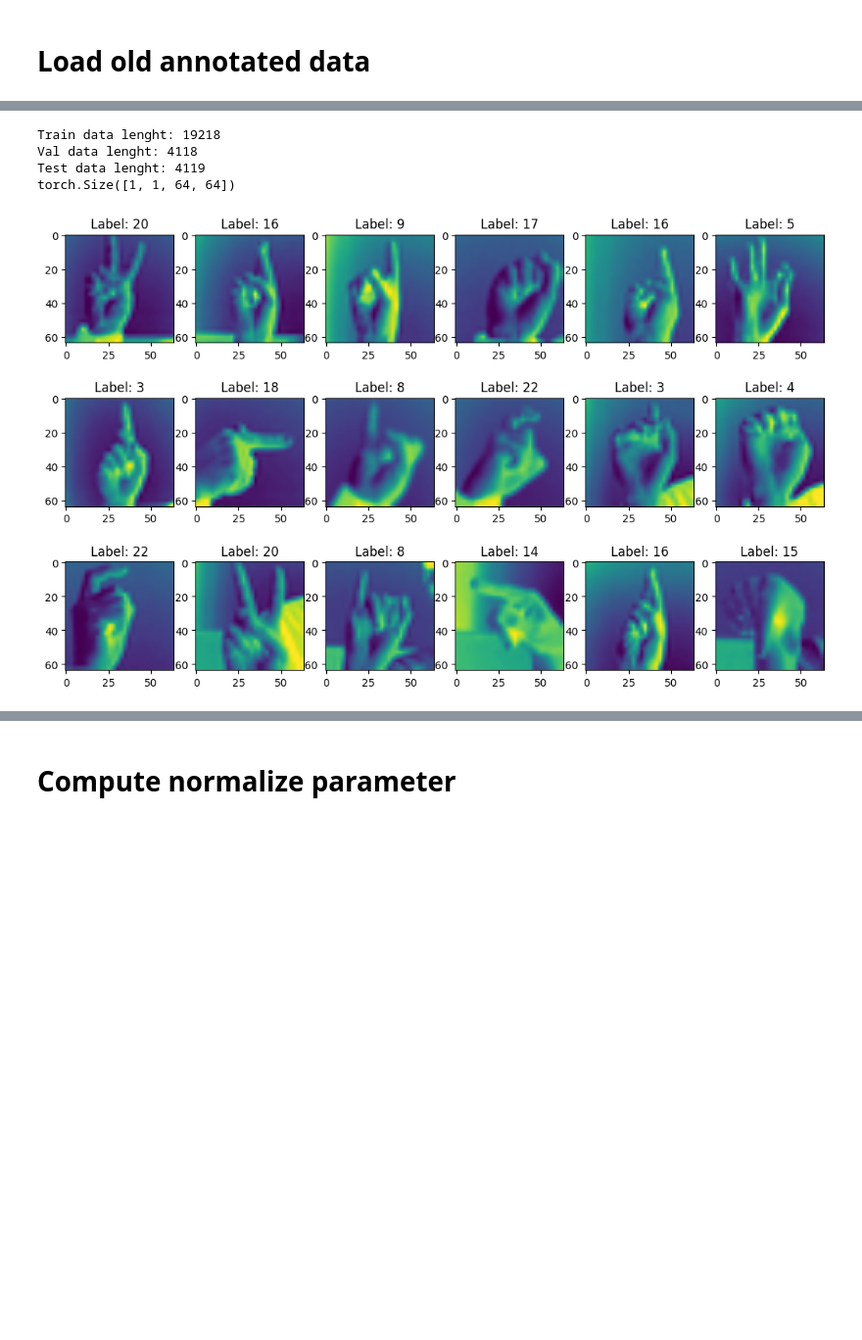
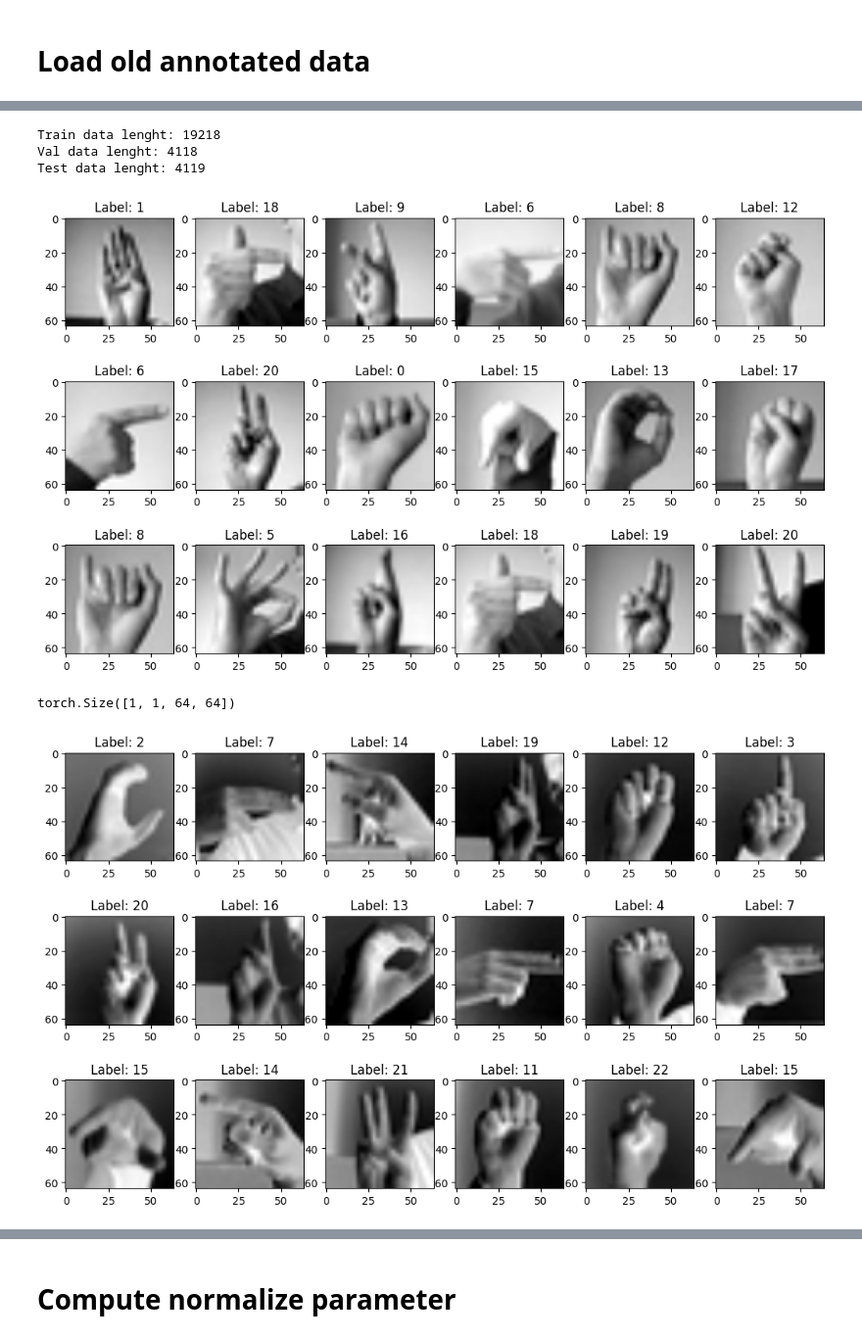
Before and after one commit to Horizon-42/sign_languages, a Jupyter notebook: data_explore.ipynb, the cells around one changed output, grey strips where cells are left out. Shown at 98% size. Saved outputs shown, nothing was run; the diff lists cells and outputs as text; code cells hidden in the pictures; blank space fills up the shorter version.

```diff
--- a/data_explore.ipynb
+++ b/data_explore.ipynb
@@ -22,31 +42,41 @@ plot_dataset(raw_data)
 # %%
 IMAGE_SIZE = 64
 train_data, val_data, test_data = split_tensor_dataset(raw_data)
 
 print(f"Train data lenght: {len(train_data)}")
 print(f"Val data lenght: {len(val_data)}")
 print(f"Test data lenght: {len(test_data)}")
 
 transform = v2.Compose(
     [
         v2.Lambda(max_channel),
+        v2.Resize(size=(IMAGE_SIZE, IMAGE_SIZE)),
+    ]
+)
+
+train_dataset_unconverted = SignLanguageDataset(train_data, transform=transform)
+plot_dataset(train_dataset_unconverted, cmap='gray')
+
+transform = v2.Compose(
+    [
+        v2.Lambda(max_channel),
         v2.Lambda(lambda x: 1-x),
         v2.Resize(size=(IMAGE_SIZE, IMAGE_SIZE)),
     ]
 )
-
 train_dataset = SignLanguageDataset(train_data, transform=transform)
 
 train_dataloader = iter(DataLoader(
     train_dataset, batch_size=1, shuffle=True))
 # print(next(train_dataloader))
 img, label = next(train_dataloader)
 print(img.shape)
 
-plot_dataset(train_dataloader)
+plot_dataset(train_dataloader, cmap='gray')
 # %% [output]
 Train data lenght: 19218
 Val data lenght: 4118
 Test data lenght: 4119
-torch.Size([1, 1, 64, 64])
-[figure, old version]
+[figure, new version]
+torch.Size([1, 1, 64, 64])
+[figure, added]
```
Also changed, not shown: parts of 7 cells of this notebook, 3 other files.
